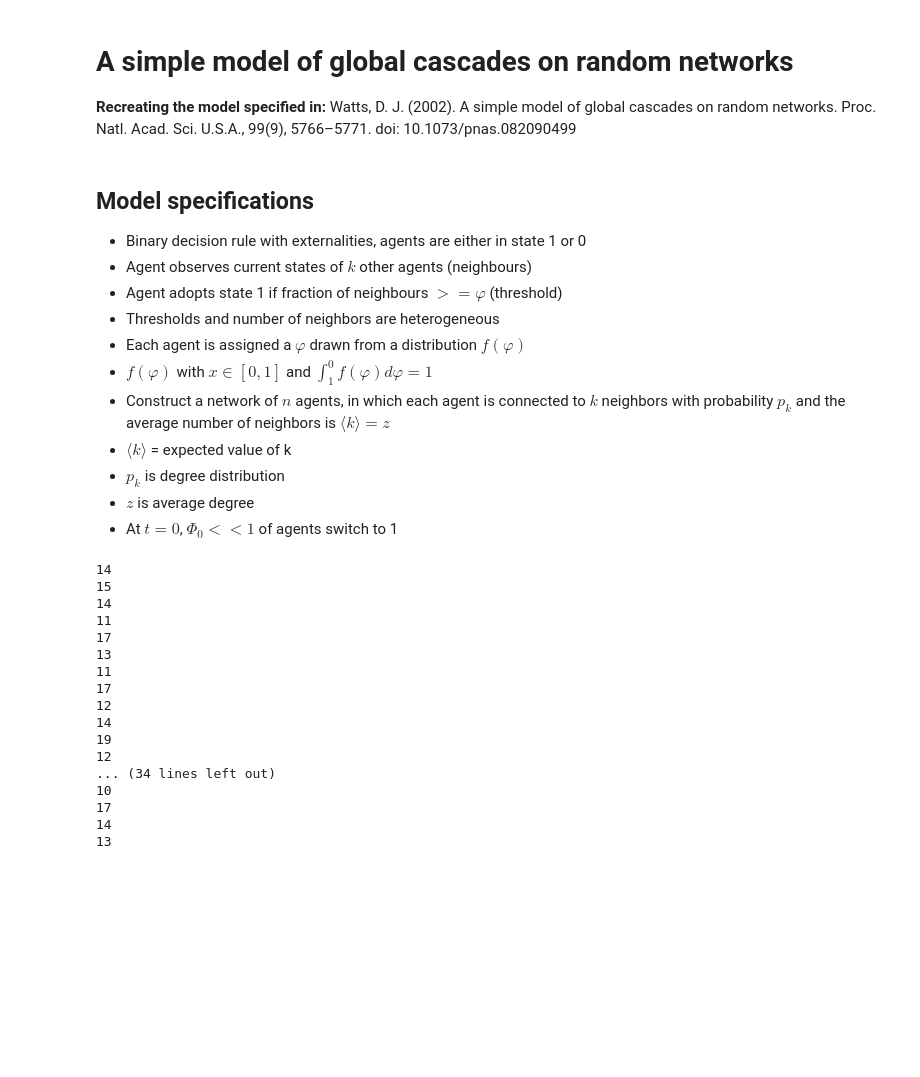
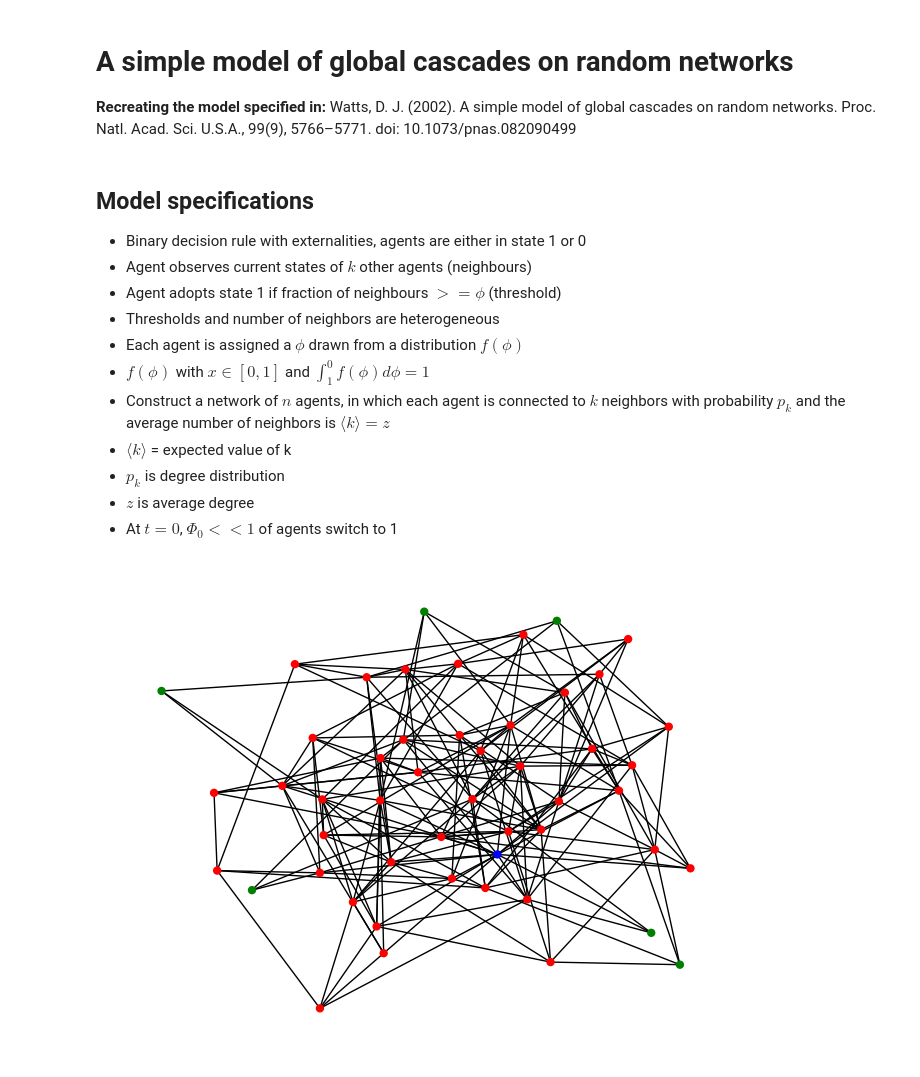
Before and after one commit to jstet/CMSS_Simple_Model, a Jupyter notebook: exploration.ipynb, the cells around one changed output. Saved outputs shown, nothing was run; the diff lists cells and outputs as text; code cells hidden in the pictures; blank space fills up the shorter version.

Commit message:
coloring nodes

```diff
--- a/exploration.ipynb
+++ b/exploration.ipynb
@@ -9,20 +9,50 @@ import matplotlib
 import random
 import numpy as np
 import matplotlib.pyplot as plt
+# %%
+def col_nodes_state(g):
+    # create empty list for node colors
+    node_color = []
+    # for each node in the graph
+    for node in g.nodes(data=True):
+        # if the node has the attribute group1
+        if node[1]["state"] == 1:
+            node_color.append('blue')
+        else:
+            node_color.append('red')
+    return node_color
+
+def col_nodes_phi(g):
+    # create empty list for node colors
+    node_color = []
+    # for each node in the graph
+    for node in list(g.nodes):
+        if G.nodes[node]["state"] != 1:
+            # if the node has the attribute group1
+            if len(g.adj[node]) == 0:
+                node_color.append('red')
+                continue
+            if G.nodes[node]["phi"] < 1/len(g.adj[node]):
+                node_color.append('green')
+            else:
+                node_color.append('red')
+        else:
+            node_color.append('blue')
+    return node_color
 # %% [markdown]
 ## Model specifications
 - Binary decision rule with externalities, agents are either in state 1 or 0
 - Agent observes current states of $k$ other agents (neighbours)
-- Agent adopts state 1 if fraction of neighbours $>= \varphi$ (threshold)
+- Agent adopts state 1 if fraction of neighbours $>= \phi$ (threshold)
 - Thresholds and number of neighbors are heterogeneous
-- Each agent is assigned a $\varphi$ drawn from a distribution $f(\varphi)$
-- $f(\varphi)$ with $x \in [0, 1]$ and $ \int_{1}^{0} f(\varphi)d\varphi = 1$
+- Each agent is assigned a $\phi$ drawn from a distribution $f(\phi)$
+- $f(\phi)$ with $x \in [0, 1]$ and $ \int_{1}^{0} f(\phi)d\phi = 1$
 - Construct a network of $n$ agents, in which each agent is connected to $k$ neighbors with probability $p_k$ and the average number of neighbors is $〈k〉 = z$
 - $〈k〉$ = expected value of k
 - $p_k$ is degree distribution
 - $z$ is average degree
 - At $t=0$, $\Phi_0 << 1$ of agents switch to 1
 # %%
-G = nx.gnp_random_graph(50,0.3)
+G = nx.gnp_random_graph(50,0.15)
 nx.set_node_attributes(G, 0, "state")
 # %%
@@ -32,33 +62,13 @@ beta = random.uniform(1,2)
 node_ids = list(G.nodes)
 for i in node_ids:
     k = len(G.adj[i])
-    phi = np.random.beta(alpha, beta)
-    attrs = {i: {"phi": phi}}
+    phi = np.random.beta(10, 1)
+    attrs = {i: {"phi": 0.2}}
     nx.set_node_attributes(G, attrs)
 # %%
 innovator = random.choice(node_ids)
 attrs = {innovator: {"state": 1}}
 nx.set_node_attributes(G, attrs)
+nx.draw(G, with_labels=False, node_size=25, node_color=col_nodes_phi(G))
+# %% [output]
+[figure, added]
-# %%
-for i in range(1):
-    for node in node_ids:
-        neighbours = G.adj[node]
-        k = len(neighbours)
-# %% [output]
-14
-15
-14
-11
-17
-13
-11
-17
-12
-14
-19
-12
-... (34 lines left out)
-10
-17
-14
-13
```
Also changed, not shown: parts of 3 cells of this notebook.
